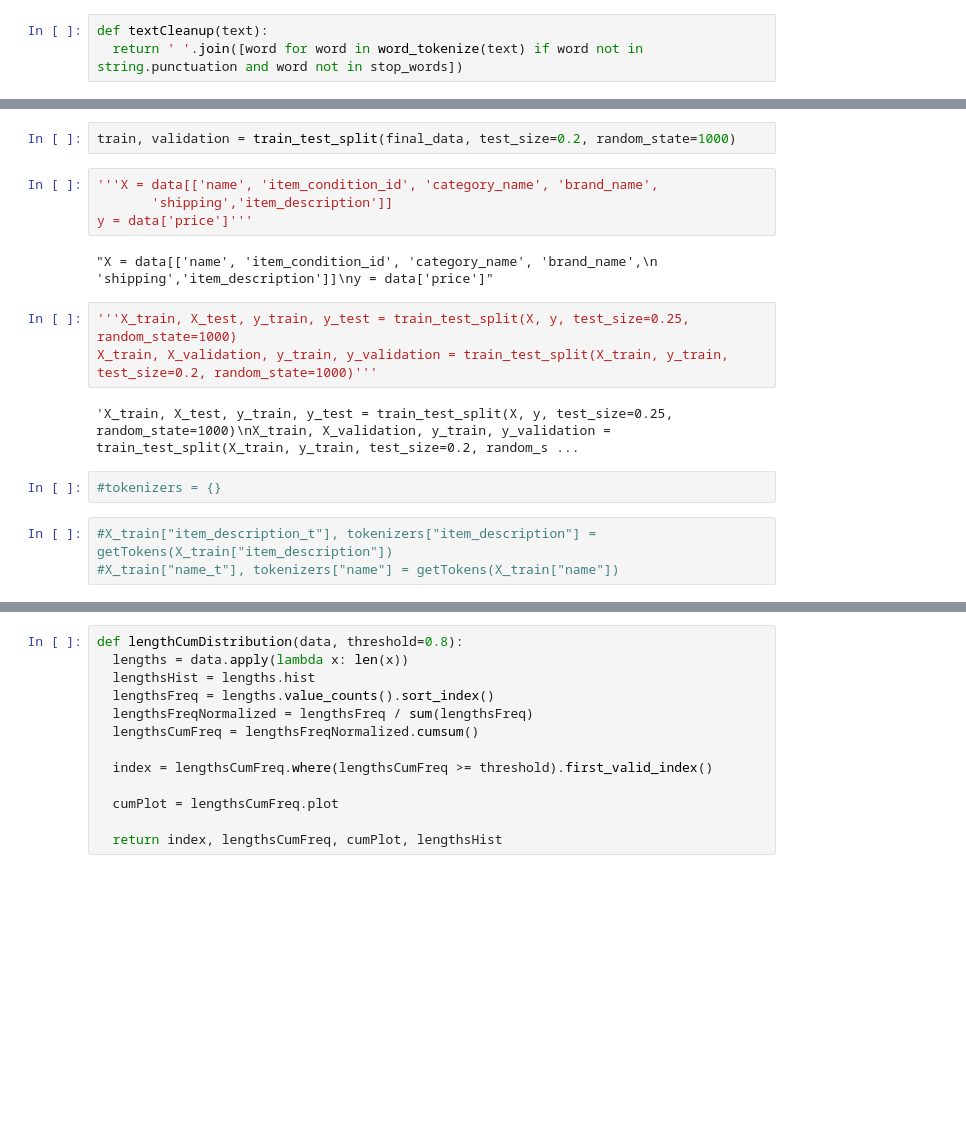
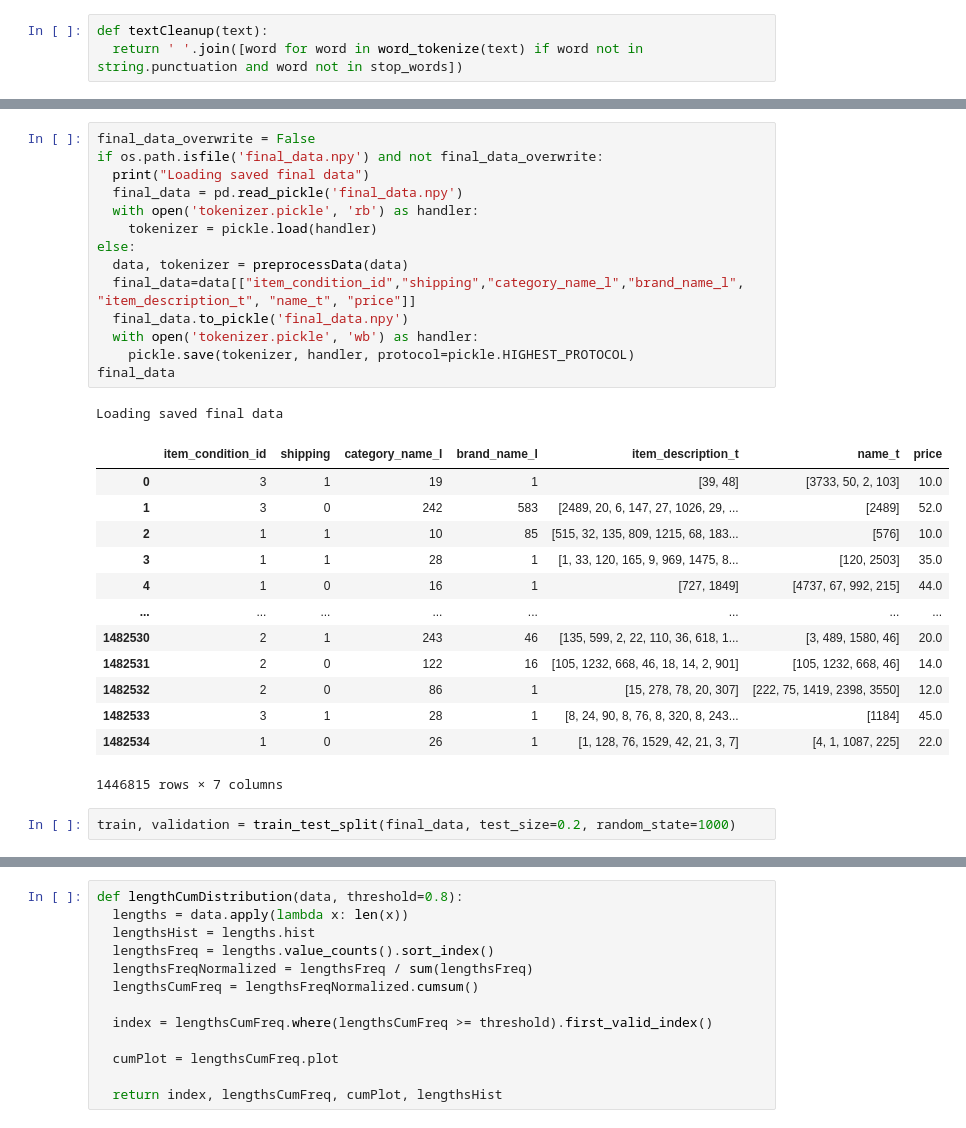
Before and after one commit to rpo19/MercariPriceSuggestionChallenge, a Jupyter notebook: MercariPrice1.ipynb, the cells around one changed output, grey strips where cells are left out. Drawn from its saved outputs; the diff is of its cells as text; blank space fills up the shorter version.

```diff
--- a/MercariPrice1.ipynb
+++ b/MercariPrice1.ipynb
@@ -413,18 +378,31 @@ final_data
+# %%
+final_data_overwrite = False
+if os.path.isfile('final_data.npy') and not final_data_overwrite:
+  print("Loading saved final data")
+  final_data = pd.read_pickle('final_data.npy')
+  with open('tokenizer.pickle', 'rb') as handler:
+    tokenizer = pickle.load(handler)
+else:
+  data, tokenizer = preprocessData(data)
+  final_data=data[["item_condition_id","shipping","category_name_l","brand_name_l", "item_description_t", "name_t", "price"]]
+  final_data.to_pickle('final_data.npy')
+  with open('tokenizer.pickle', 'wb') as handler:
+    pickle.save(tokenizer, handler, protocol=pickle.HIGHEST_PROTOCOL)
+final_data
+# %% [output]
+Loading saved final data
+|  | item_condition_id | shipping | category_name_l | brand_name_l | item_description_t | name_t | price |
+| 0 | 3 | 1 | 19 | 1 | [39, 48] | [3733, 50, 2, 103] | 10.0 |
+| 1 | 3 | 0 | 242 | 583 | [2489, 20, 6, 147, 27, 1026, 29, ... | [2489] | 52.0 |
+| 2 | 1 | 1 | 10 | 85 | [515, 32, 135, 809, 1215, 68, 183... | [576] | 10.0 |
+| 3 | 1 | 1 | 28 | 1 | [1, 33, 120, 165, 9, 969, 1475, 8... | [120, 2503] | 35.0 |
+| 4 | 1 | 0 | 16 | 1 | [727, 1849] | [4737, 67, 992, 215] | 44.0 |
+| ... | ... | ... | ... | ... | ... | ... | ... |
+| 1482530 | 2 | 1 | 243 | 46 | [135, 599, 2, 22, 110, 36, 618, 1... | [3, 489, 1580, 46] | 20.0 |
+| 1482531 | 2 | 0 | 122 | 16 | [105, 1232, 668, 46, 18, 14, 2, 901] | [105, 1232, 668, 46] | 14.0 |
+| 1482532 | 2 | 0 | 86 | 1 | [15, 278, 78, 20, 307] | [222, 75, 1419, 2398, 3550] | 12.0 |
+| 1482533 | 3 | 1 | 28 | 1 | [8, 24, 90, 8, 76, 8, 320, 8, 243... | [1184] | 45.0 |
+| 1482534 | 1 | 0 | 26 | 1 | [1, 128, 76, 1529, 42, 21, 3, 7] | [4, 1, 1087, 225] | 22.0 |
+1446815 rows × 7 columns
 # %%
 train, validation = train_test_split(final_data, test_size=0.2, random_state=1000)
-# %%
-'''X = data[['name', 'item_condition_id', 'category_name', 'brand_name',
-       'shipping','item_description']]
-y = data['price']'''
-# %% [output]
-"X = data[['name', 'item_condition_id', 'category_name', 'brand_name',\n       'shipping','item_description']]\ny = data['price']"
-# %%
-'''X_train, X_test, y_train, y_test = train_test_split(X, y, test_size=0.25, random_state=1000)
-X_train, X_validation, y_train, y_validation = train_test_split(X_train, y_train, test_size=0.2, random_state=1000)'''
-# %% [output]
-'X_train, X_test, y_train, y_test = train_test_split(X, y, test_size=0.25, random_state=1000)\nX_train, X_validation, y_train, y_validation = train_test_split(X_train, y_train, test_size=0.2, random_s ...
-# %%
-#tokenizers = {}
-# %%
-#X_train["item_description_t"], tokenizers["item_description"] = getTokens(X_train["item_description"])
-#X_train["name_t"], tokenizers["name"] = getTokens(X_train["name"])
```
Also changed, not shown: parts of 43 cells of this notebook.
